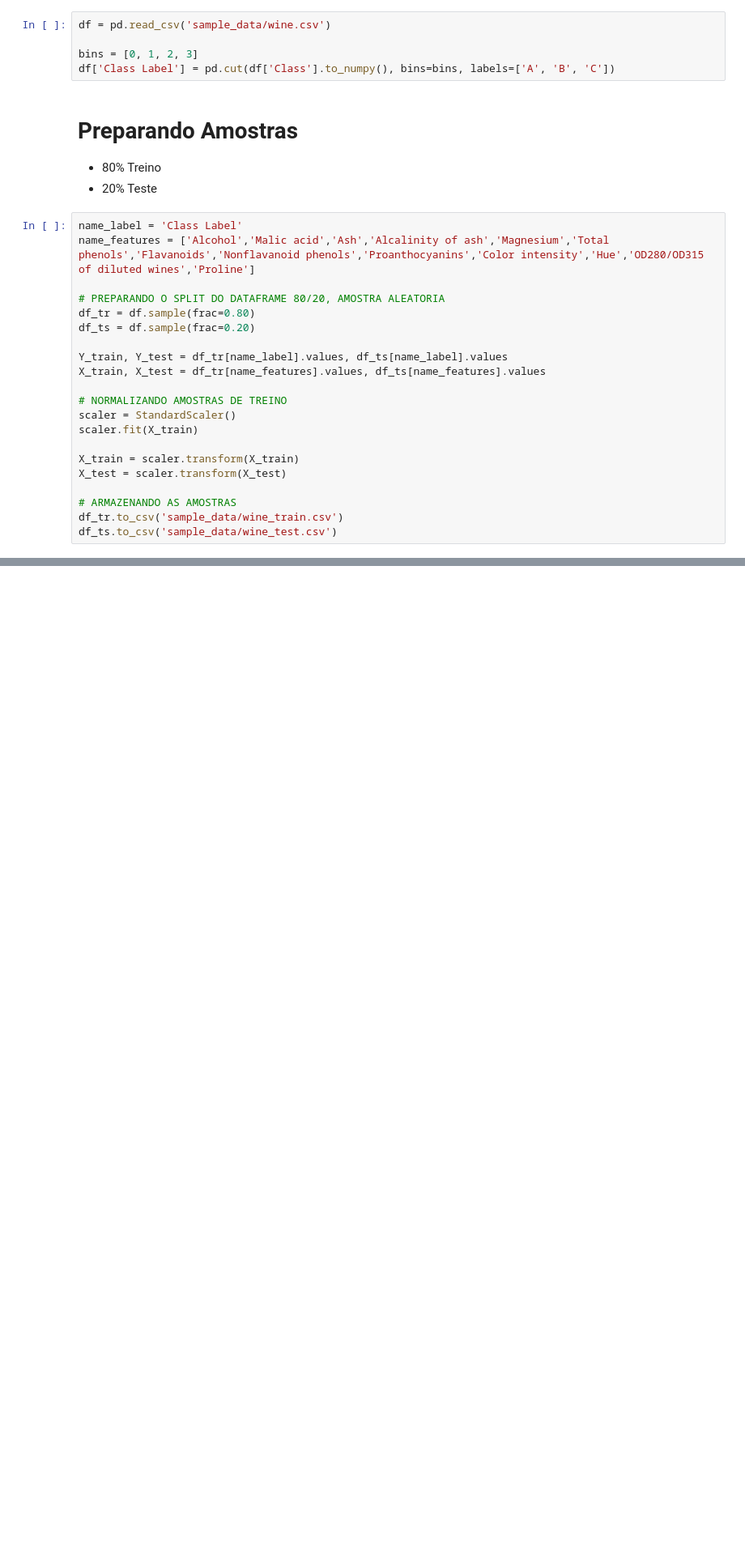
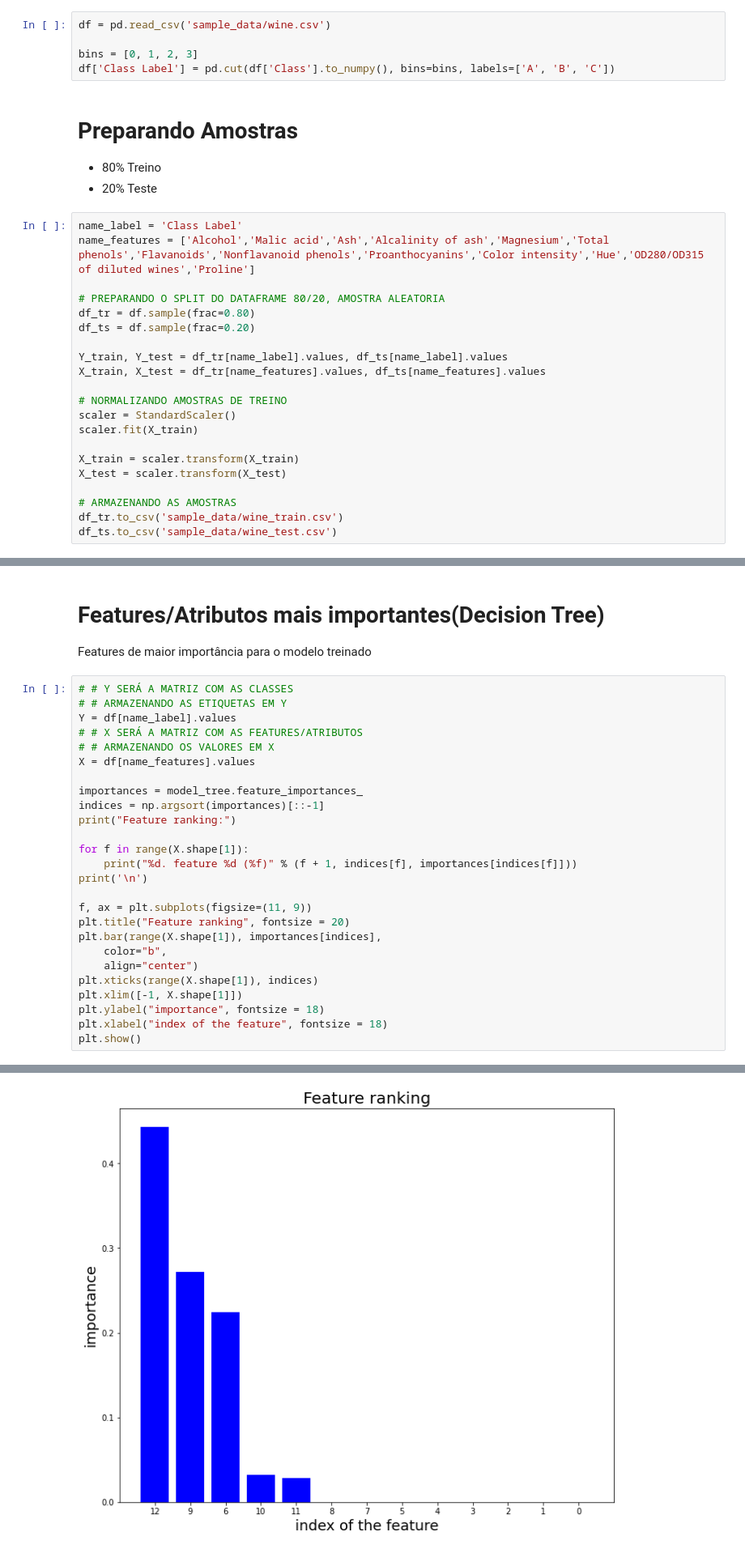
Before and after one commit to SamuelOliveira/Colab, a Jupyter notebook: FT084_1S2021_T1.ipynb, the cells around one changed output, grey strips where cells are left out. Shown at 81% size. Cells and saved outputs as stored; diff of their text form; blank space fills up the shorter version.

```diff
--- a/FT084_1S2021_T1.ipynb
+++ b/FT084_1S2021_T1.ipynb
@@ -105,0 +149,31 @@ df_ts.to_csv('sample_data/wine_test.csv')
+# %% [markdown]
+# Features/Atributos mais importantes(Decision Tree)
+
+Features de maior importância para o modelo treinado
+# %%
+# # Y SERÁ A MATRIZ COM AS CLASSES
+# # ARMAZENANDO AS ETIQUETAS EM Y
+Y = df[name_label].values
+# # X SERÁ A MATRIZ COM AS FEATURES/ATRIBUTOS
+# # ARMAZENANDO OS VALORES EM X
+X = df[name_features].values
+
+importances = model_tree.feature_importances_
+indices = np.argsort(importances)[::-1]
+print("Feature ranking:")
+
+for f in range(X.shape[1]):
+    print("%d. feature %d (%f)" % (f + 1, indices[f], importances[indices[f]]))
+print('\n')
+
+f, ax = plt.subplots(figsize=(11, 9))
+plt.title("Feature ranking", fontsize = 20)
+plt.bar(range(X.shape[1]), importances[indices],
+    color="b",
+    align="center")
+plt.xticks(range(X.shape[1]), indices)
+plt.xlim([-1, X.shape[1]])
+plt.ylabel("importance", fontsize = 18)
+plt.xlabel("index of the feature", fontsize = 18)
+plt.show()
+# %% [output]
@@ -105,0 +194 @@ df_ts.to_csv('sample_data/wine_test.csv')
+[figure, added]
```
Also changed, not shown: parts of 7 cells of this notebook.
